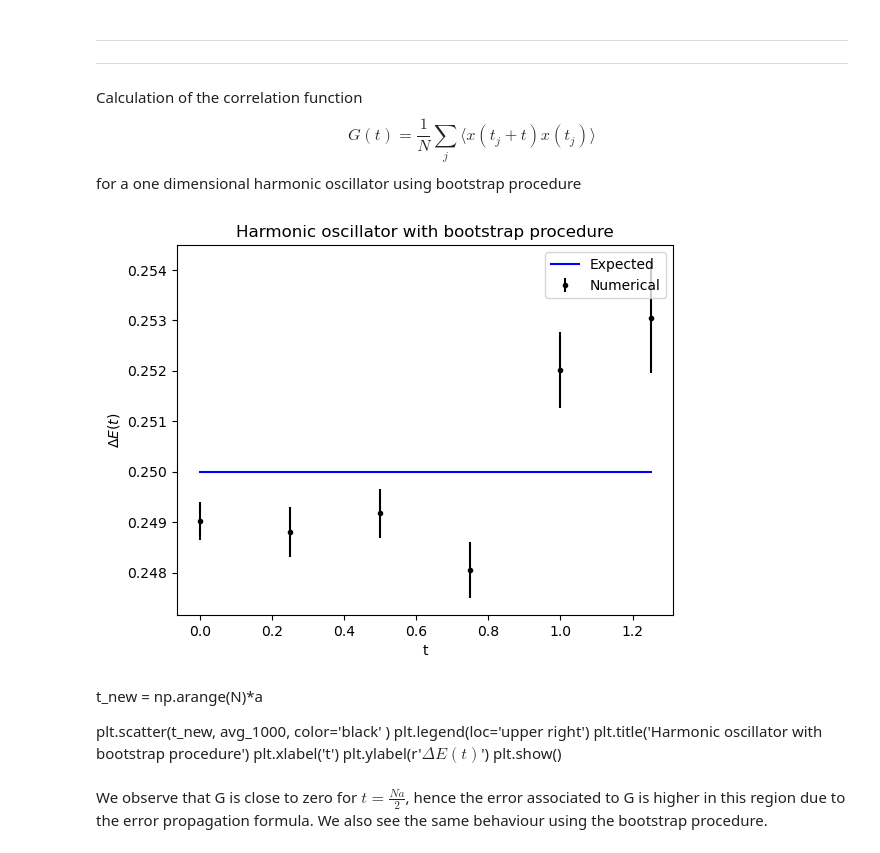
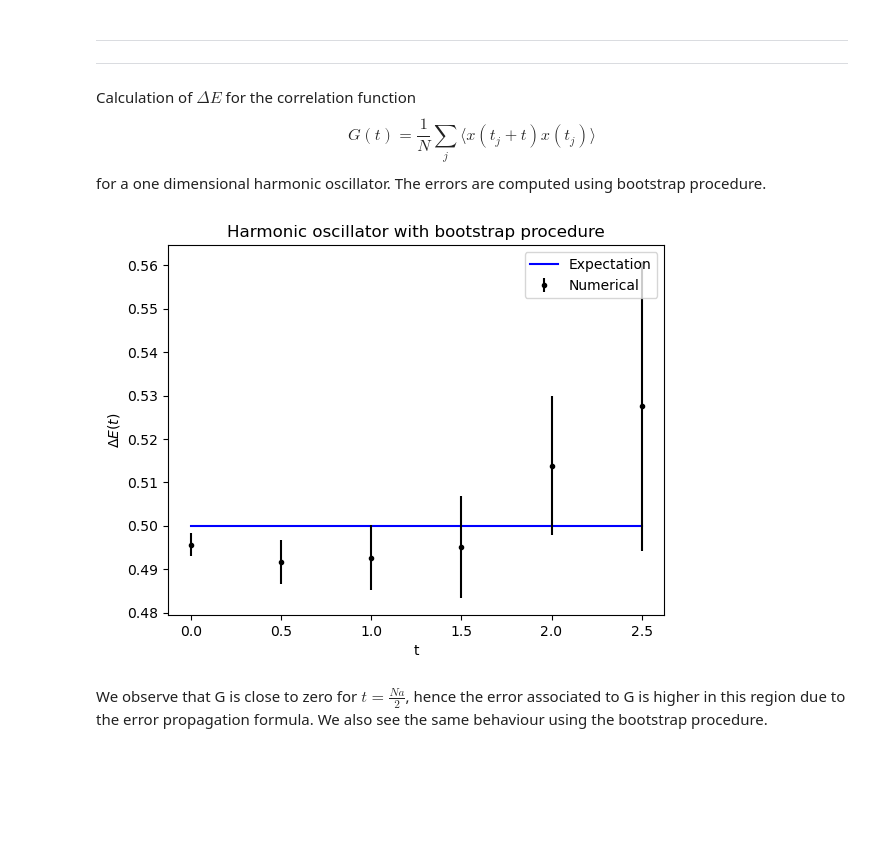
Before and after one commit to lusvelt/path-integral-monte-carlo, a Jupyter notebook: src/metropolis-harmonic-oscillator.ipynb, the cells around one changed output. Saved outputs shown, nothing was run; the diff lists cells and outputs as text; code cells hidden in the pictures; blank space fills up the shorter version.

```diff
--- a/src/metropolis-harmonic-oscillator.ipynb
+++ b/src/metropolis-harmonic-oscillator.ipynb
@@ -101,34 +111,20 @@ for i in range(len(delta_Es)):
 ---
 ---
 # %% [markdown]
-Calculation of the correlation function
+Calculation of $\Delta E$ for the correlation function
 $$
     G(t) = \frac{1}{N} \sum_j \langle x(t_j+t)x(t_j) \rangle
 $$
-for a one dimensional harmonic oscillator using bootstrap procedure
+for a one dimensional harmonic oscillator. The errors are computed using bootstrap procedure.
 # %%
 N_copies = 20
 # %%
-average_delta_E_with_bootstrap, std_delta_E_with_boostrap = harmonic_oscillator.compute_delta_E(compute_G, 10000, N_cor, eps, N_copies=N_copies)
+average_delta_E_with_bootstrap, std_delta_E_with_boostrap = harmonic_oscillator.compute_delta_E(compute_G, N_cf=10000, N_cor=N_cor, eps=eps, N_copies=N_copies)
-# %%
-plt.plot(t[:6], E_exact[:6] ,'b',label='Expected')
-plt.errorbar(t[:6], average_delta_E_with_bootstrap[:6], yerr=std_delta_E_with_boostrap[:6],color='black' ,label='Numerical',fmt='.')
-plt.legend(loc='upper right')
-plt.title('Harmonic oscillator with bootstrap procedure')
-plt.xlabel('t')
-plt.ylabel(r'$\Delta E(t)$')
-plt.show()
-# %% [output]
-[figure, removed]
-# %% [markdown]
-t_new = np.arange(N)*a
-
-plt.scatter(t_new, avg_1000, color='black' )
-plt.legend(loc='upper right')
-plt.title('Harmonic oscillator with bootstrap procedure')
-plt.xlabel('t')
-plt.ylabel(r'$\Delta E(t)$')
-plt.show()
+# %%
+fig = plot_delta_E(E_exact, average_delta_E_with_bootstrap, std_delta_E_with_boostrap, 'Harmonic oscillator with bootstrap procedure', n=6)
+fig.show()
+# %% [output]
+[figure, added]
 # %% [markdown]
 We observe that G is close to zero for $t = \frac{Na}{2} $, hence the error associated to G is higher in this region due to the error propagation formula.
 We also see the same behaviour using the bootstrap procedure.
```
Also changed, not shown: parts of 29 cells of this notebook, 3 other files.
